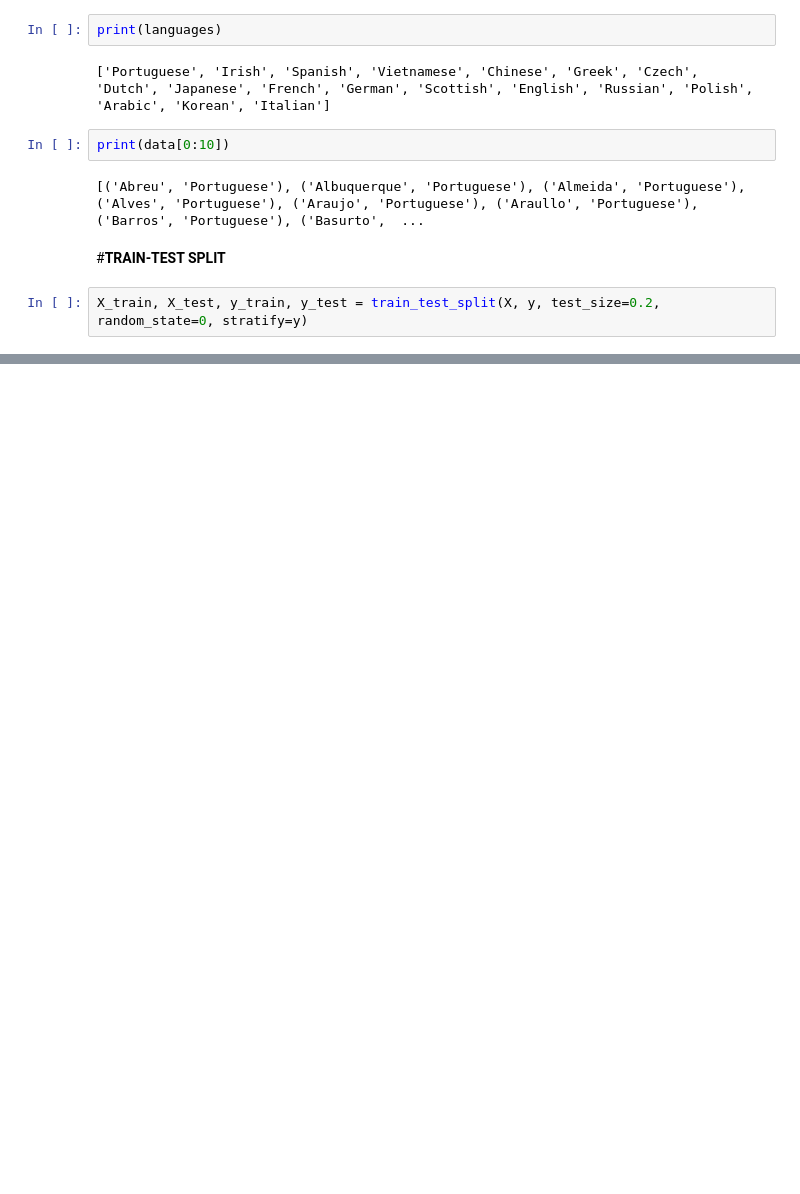
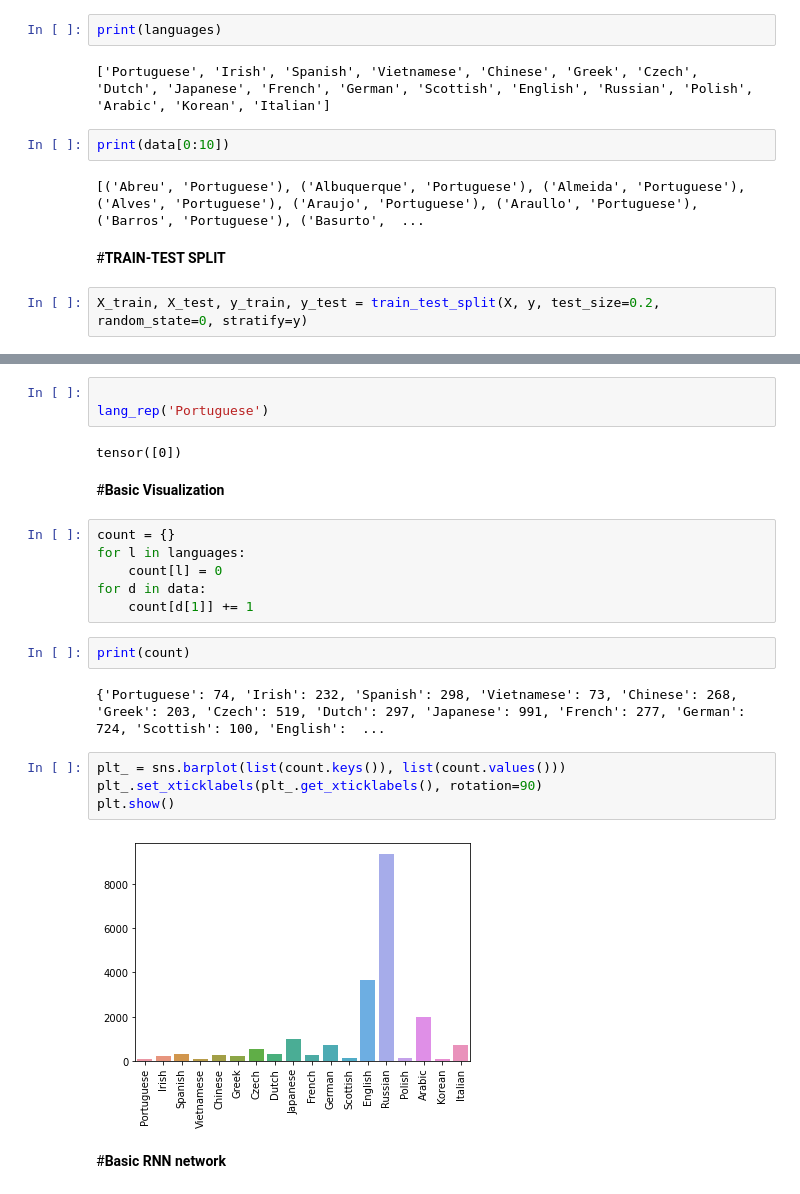
Before and after one commit to Shruti-Subu/sequence-model, a Jupyter notebook: Untitled9.ipynb, the cells around one changed output, grey strips where cells are left out. Drawn from its saved outputs; the diff is of its cells as text; blank space fills up the shorter version.

```diff
--- a/Untitled9.ipynb
+++ b/Untitled9.ipynb
@@ -55,0 +99,25 @@ X_train, X_test, y_train, y_test = train_test_split(X, y, test_size=0.2, random_
+# %%
+
+lang_rep('Portuguese')
+# %% [output]
+tensor([0])
+# %% [markdown]
+#**Basic Visualization**
+# %%
+count = {}
+for l in languages:
+    count[l] = 0
+for d in data:
+    count[d[1]] += 1
+# %%
+print(count)
+# %% [output]
+{'Portuguese': 74, 'Irish': 232, 'Spanish': 298, 'Vietnamese': 73, 'Chinese': 268, 'Greek': 203, 'Czech': 519, 'Dutch': 297, 'Japanese': 991, 'French': 277, 'German': 724, 'Scottish': 100, 'English':  ...
+# %%
+plt_ = sns.barplot(list(count.keys()), list(count.values()))
+plt_.set_xticklabels(plt_.get_xticklabels(), rotation=90)
+plt.show()
+# %% [output]
+[figure, added]
+# %% [markdown]
+#**Basic RNN network**
```
Also changed, not shown: parts of 17 cells of this notebook.
